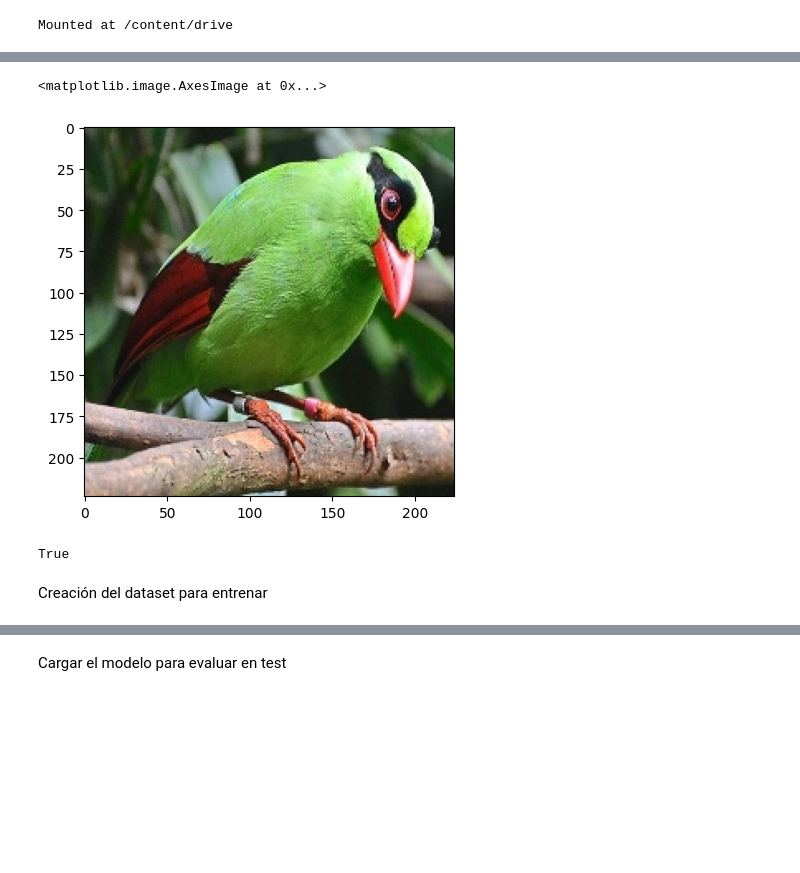
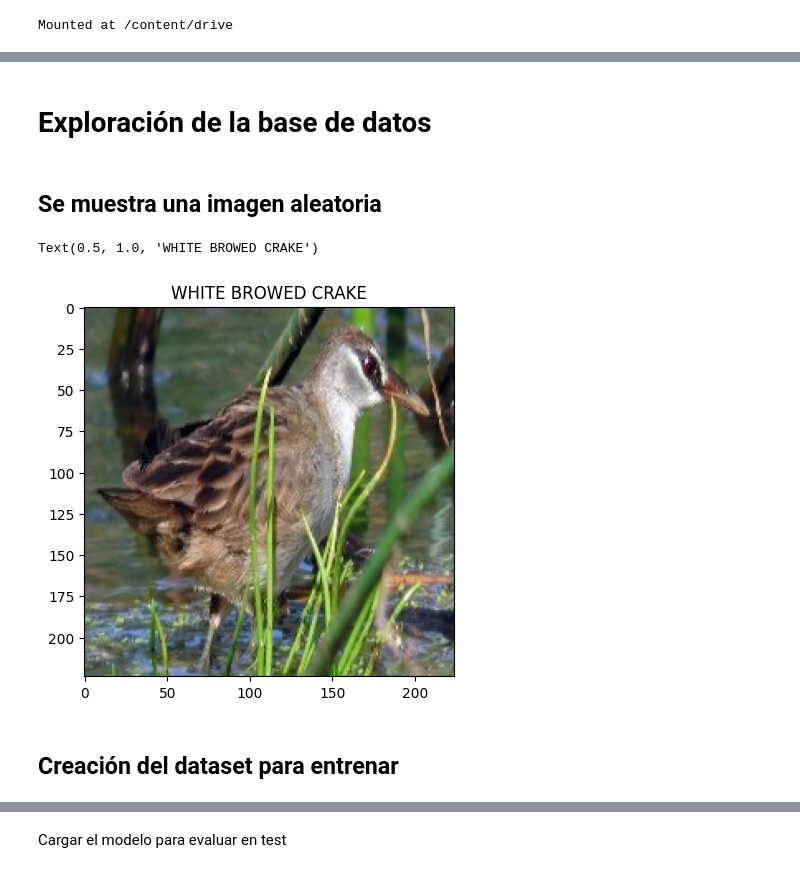
Before and after one commit to OscarVallsVIU/trabajo_final_RN, a Jupyter notebook: 07MIAR_Proyecto_Programacion.ipynb, the cells around one changed output, grey strips where cells are left out. Cells and saved outputs as stored; diff of their text form; code cells hidden in the pictures; blank space fills up the shorter version.

```diff
--- a/07MIAR_Proyecto_Programacion.ipynb
+++ b/07MIAR_Proyecto_Programacion.ipynb
@@ -153,23 +170,23 @@ BASE_FOLDER = "/content/drive/MyDrive/07MIAR_Proyecto_Programacion/"
+# %% [markdown]
+# Exploración de la base de datos
+# %% [markdown]
+## Se muestra una imagen aleatoria
 # %%
 import matplotlib.pyplot as plt
 import numpy as np
 import cv2
 import os
 import random
 
 # Escogiendo y mostrando una imagen al azar del conjunto de test
 idx = np.random.randint(1, 6)
 bird = random.choice(os.listdir('my_dataset/test'))
 img = cv2.imread(f'my_dataset/test/{bird}/{idx}.jpg', cv2.COLOR_BGR2RGB)
 img = cv2.cvtColor(img, cv2.COLOR_BGR2RGB)
 plt.imshow(img)
+plt.title(bird)
 # %% [output]
-<matplotlib.image.AxesImage at 0x...>
+Text(0.5, 1.0, 'WHITE BROWED CRAKE')
-[figure, old version]
+[figure, new version]
-# %%
-# Almacenando una imagen aleatoria de test en mi BASE_FOLDER
-cv2.imwrite(BASE_FOLDER + 'my_pet.png', img)
-# %% [output]
-True
 # %% [markdown]
-Creación del dataset para entrenar
+## Creación del dataset para entrenar
```
Also changed, not shown: parts of 23 cells of this notebook.
